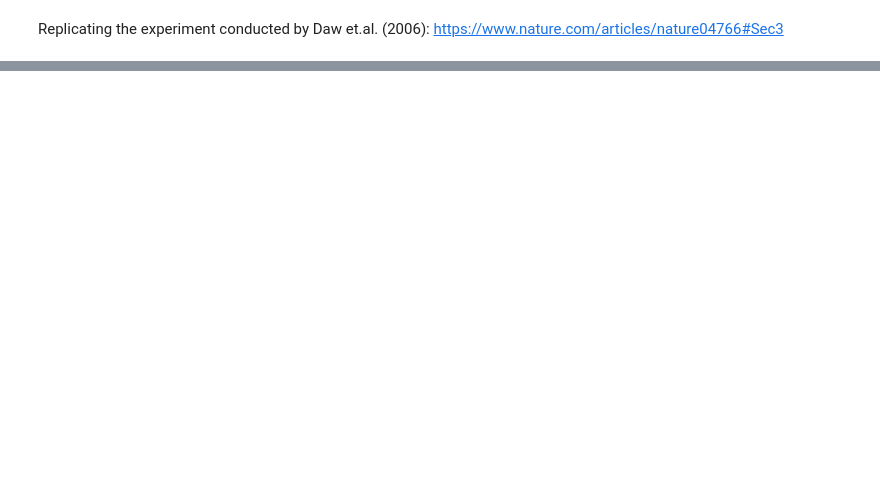
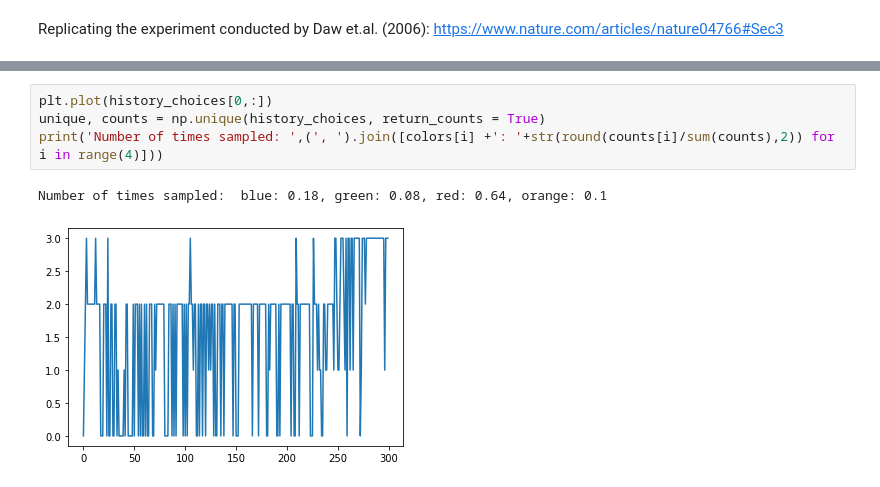
Before and after one commit to exie1/Complex-systems-EE, a Jupyter notebook: multiArmBandit_dynamic.ipynb, the cells around one changed output, grey strips where cells are left out. Cells and saved outputs as stored; diff of their text form; blank space fills up the shorter version.

```diff
--- a/multiArmBandit_dynamic.ipynb
+++ b/multiArmBandit_dynamic.ipynb
@@ -61,3 +90,10 @@ array([1596.32103763, 1543.58148635, 1529.11541685, 1554.28733186,
+# %%
+plt.plot(history_choices[0,:])
+unique, counts = np.unique(history_choices, return_counts = True)
+print('Number of times sampled: ',(', ').join([colors[i] +': '+str(round(counts[i]/sum(counts),2)) for i in range(4)]))
+# %% [output]
+Number of times sampled:  blue: 0.18, green: 0.08, red: 0.64, orange: 0.1
+[figure, added]
 # %%
 total_time = 300
 simu = Bandits(total_time)
```
Also changed, not shown: parts of 8 cells of this notebook.
